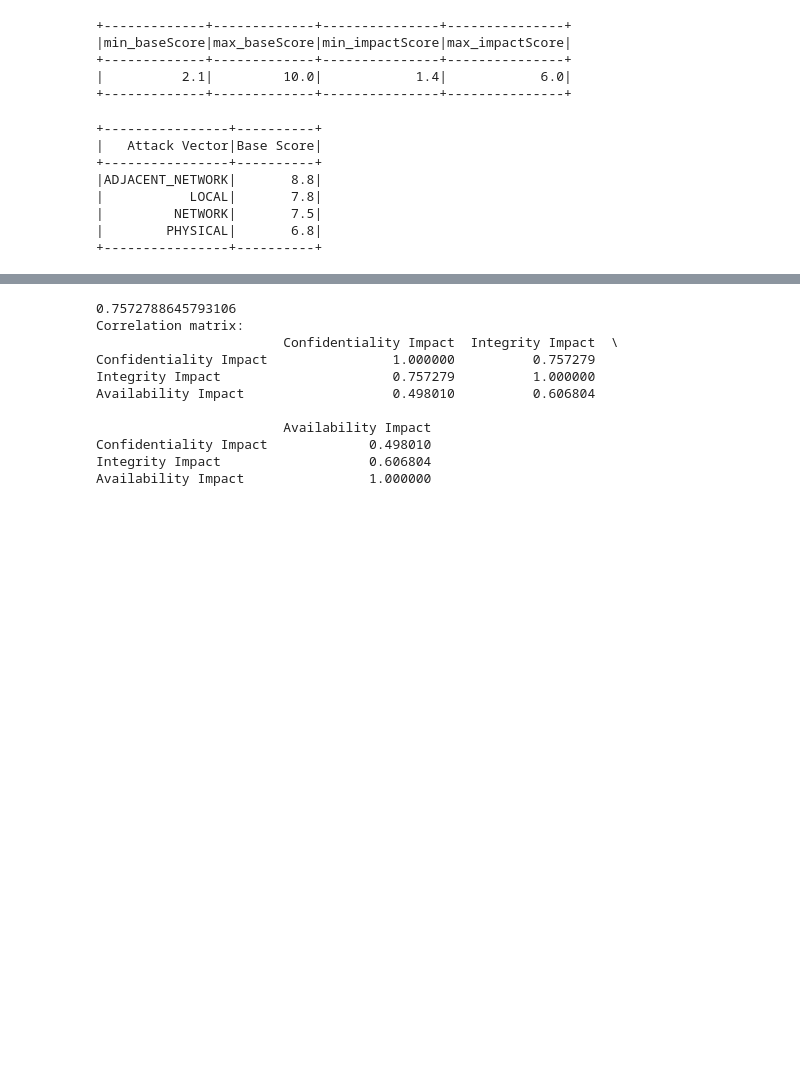
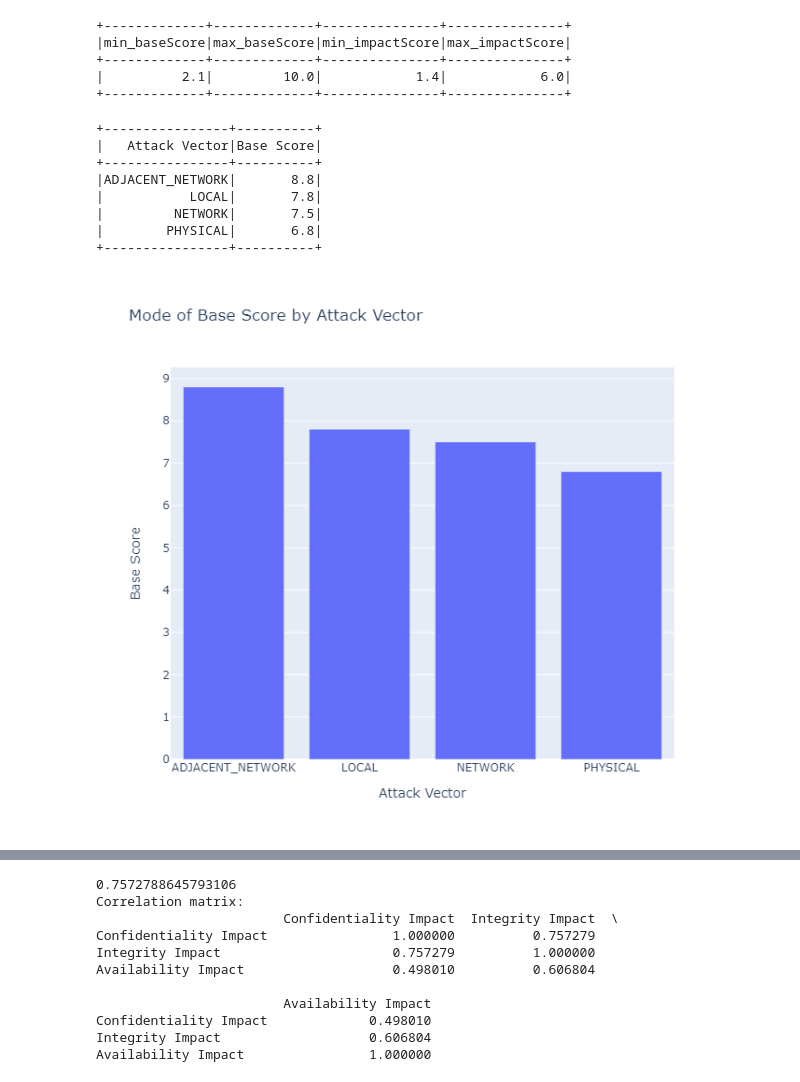
Before and after one commit to XvXAdrienXvX/VMAnalytics, a Jupyter notebook: Notebooks/demo.ipynb, the cells around one changed output, grey strips where cells are left out. Drawn from its saved outputs; the diff is of its cells as text; code cells hidden in the pictures; blank space fills up the shorter version.

Commit message:
changed chart format to png demo

```diff
--- a/Notebooks/demo.ipynb
+++ b/Notebooks/demo.ipynb
@@ -37,15 +37,16 @@ dt_analyzer.calculate_range(dataFrame, columns)
 # %%
 
 mode_df_base_score = dt_analyzer.calculate_mode_category(dataFrame, "attackVector", "baseScore", "Attack Vector", "Base Score")
-dt_analyzer.show_bar_chart(mode_df_base_score, "Attack Vector", "Base Score", 700, 600, "Mode of Base Score by Attack Vector")
+dt_analyzer.show_bar_chart(mode_df_base_score, "Attack Vector", "Base Score", 700, 600, "Mode of Base Score by Attack Vector", "png")
 # %% [output]
 +----------------+----------+
 |   Attack Vector|Base Score|
 +----------------+----------+
 |ADJACENT_NETWORK|       8.8|
 |           LOCAL|       7.8|
 |         NETWORK|       7.5|
 |        PHYSICAL|       6.8|
 +----------------+----------+
+[figure, added]
 # %%
 mode_df_impact_score = dt_analyzer.calculate_mode_category(dataFrame, "attackVector", "impactScore", "Attack Vector", "Impact Score")
```
Also changed, not shown: parts of 10 cells of this notebook.
